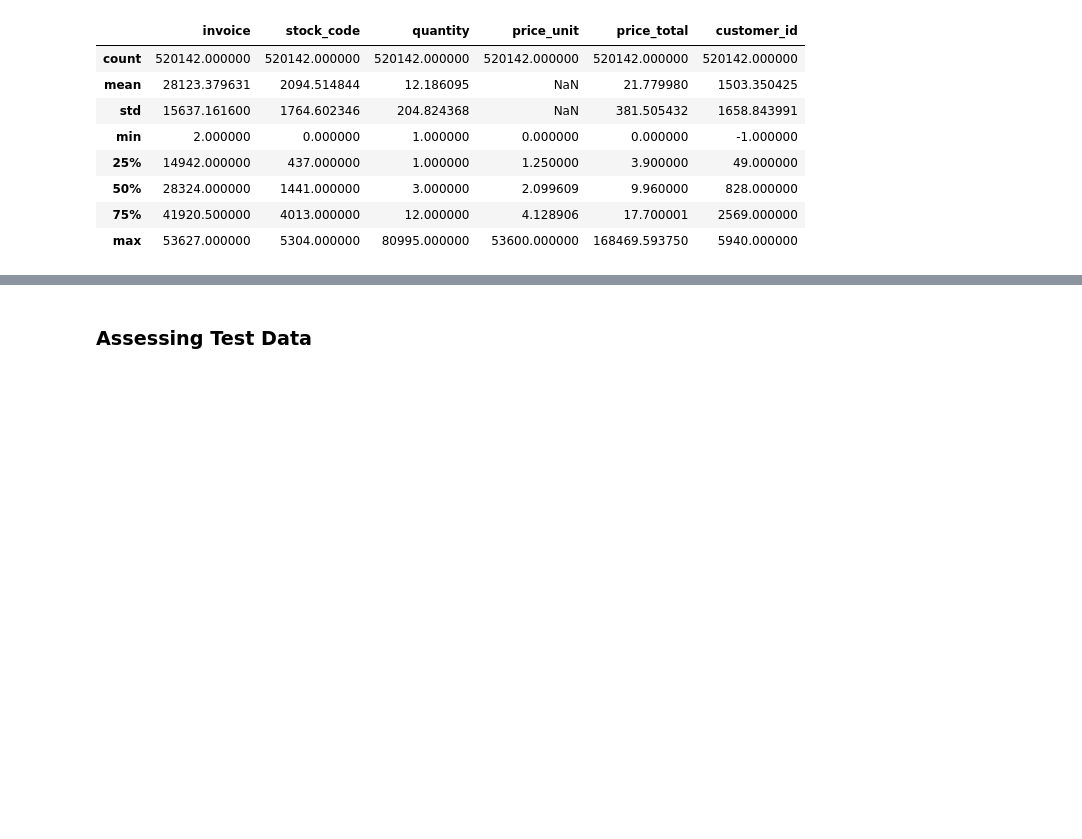
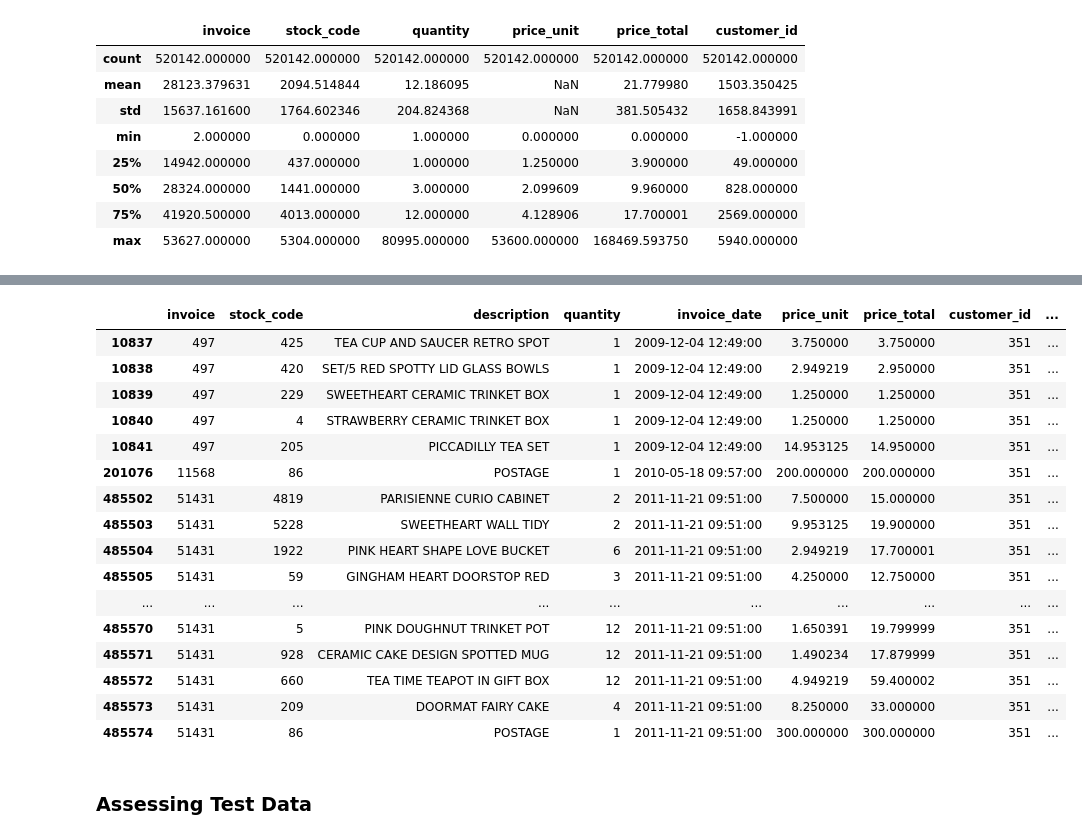
Before and after one commit to mattzajac/DataWorkshop_Competition_Online_Retail, a Jupyter notebook: Konkurs-DW-Absolwenci.ipynb, the cells around one changed output, grey strips where cells are left out. Cells and saved outputs as stored; diff of their text form; code cells hidden in the pictures; blank space fills up the shorter version.

```diff
--- a/Konkurs-DW-Absolwenci.ipynb
+++ b/Konkurs-DW-Absolwenci.ipynb
@@ -319,3 +389,23 @@ train.describe()
+# %%
+train[ train.customer_id == 351 ]
+# %% [output]
+|  | invoice | stock_code | description | quantity | invoice_date | price_unit | price_total | customer_id | ... |
+| 10837 | 497 | 425 | TEA CUP AND SAUCER RETRO SPOT | 1 | 2009-12-04 12:49:00 | 3.750000 | 3.750000 | 351 | ... |
+| 10838 | 497 | 420 | SET/5 RED SPOTTY LID GLASS BOWLS | 1 | 2009-12-04 12:49:00 | 2.949219 | 2.950000 | 351 | ... |
+| 10839 | 497 | 229 | SWEETHEART CERAMIC TRINKET BOX | 1 | 2009-12-04 12:49:00 | 1.250000 | 1.250000 | 351 | ... |
+| 10840 | 497 | 4 | STRAWBERRY CERAMIC TRINKET BOX | 1 | 2009-12-04 12:49:00 | 1.250000 | 1.250000 | 351 | ... |
+| 10841 | 497 | 205 | PICCADILLY TEA SET | 1 | 2009-12-04 12:49:00 | 14.953125 | 14.950000 | 351 | ... |
+| 201076 | 11568 | 86 | POSTAGE | 1 | 2010-05-18 09:57:00 | 200.000000 | 200.000000 | 351 | ... |
+| 485502 | 51431 | 4819 | PARISIENNE CURIO CABINET | 2 | 2011-11-21 09:51:00 | 7.500000 | 15.000000 | 351 | ... |
+| 485503 | 51431 | 5228 | SWEETHEART WALL TIDY | 2 | 2011-11-21 09:51:00 | 9.953125 | 19.900000 | 351 | ... |
+| 485504 | 51431 | 1922 | PINK HEART SHAPE LOVE BUCKET | 6 | 2011-11-21 09:51:00 | 2.949219 | 17.700001 | 351 | ... |
+| 485505 | 51431 | 59 | GINGHAM HEART DOORSTOP RED | 3 | 2011-11-21 09:51:00 | 4.250000 | 12.750000 | 351 | ... |
+| ... | ... | ... | ... | ... | ... | ... | ... | ... | ... |
+| 485570 | 51431 | 5 | PINK DOUGHNUT TRINKET POT | 12 | 2011-11-21 09:51:00 | 1.650391 | 19.799999 | 351 | ... |
+| 485571 | 51431 | 928 | CERAMIC CAKE DESIGN SPOTTED MUG | 12 | 2011-11-21 09:51:00 | 1.490234 | 17.879999 | 351 | ... |
+| 485572 | 51431 | 660 | TEA TIME TEAPOT IN GIFT BOX | 12 | 2011-11-21 09:51:00 | 4.949219 | 59.400002 | 351 | ... |
+| 485573 | 51431 | 209 | DOORMAT FAIRY CAKE | 4 | 2011-11-21 09:51:00 | 8.250000 | 33.000000 | 351 | ... |
+| 485574 | 51431 | 86 | POSTAGE | 1 | 2011-11-21 09:51:00 | 300.000000 | 300.000000 | 351 | ... |
 # %% [markdown]
 ### Assessing Test Data
 # %%
```
Also changed, not shown: parts of 17 cells of this notebook.
